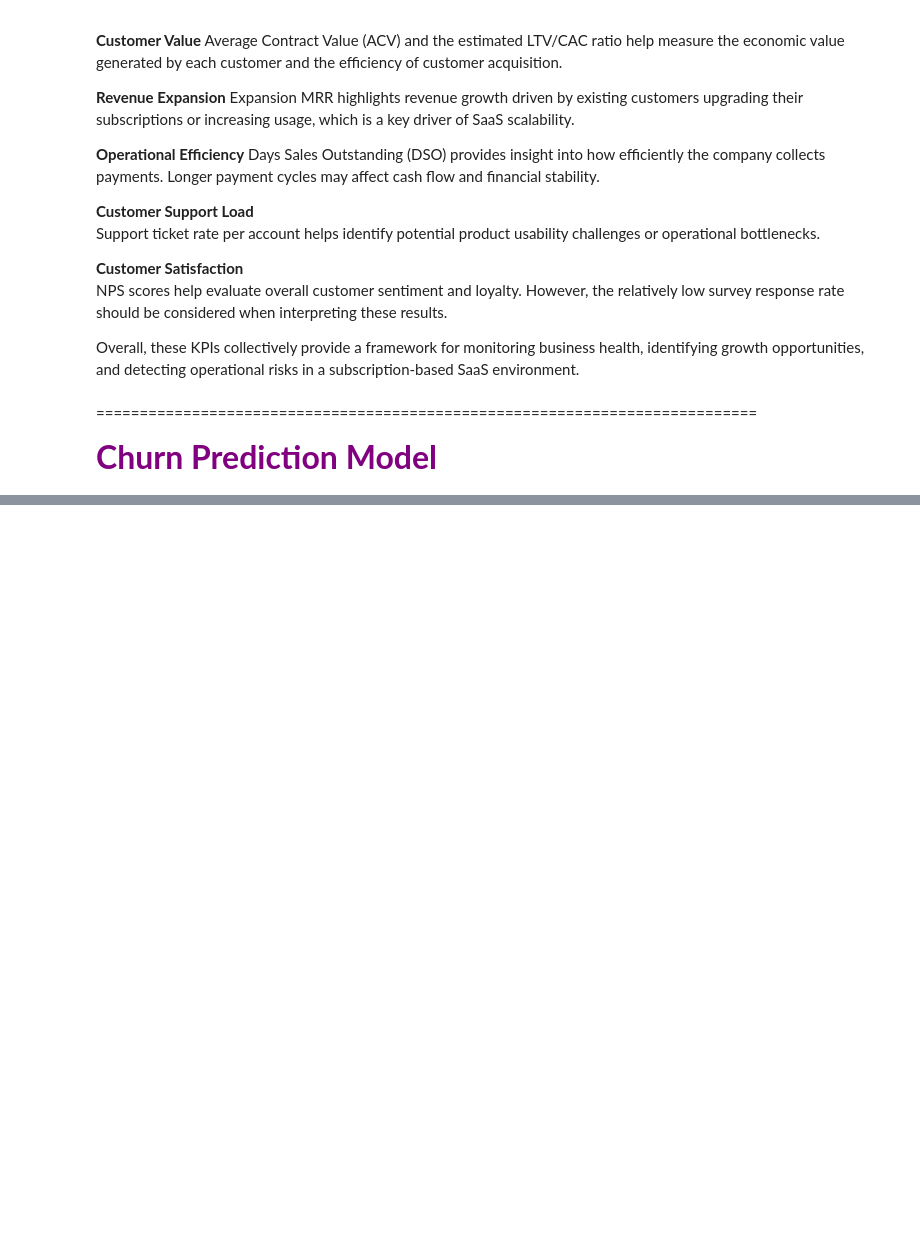
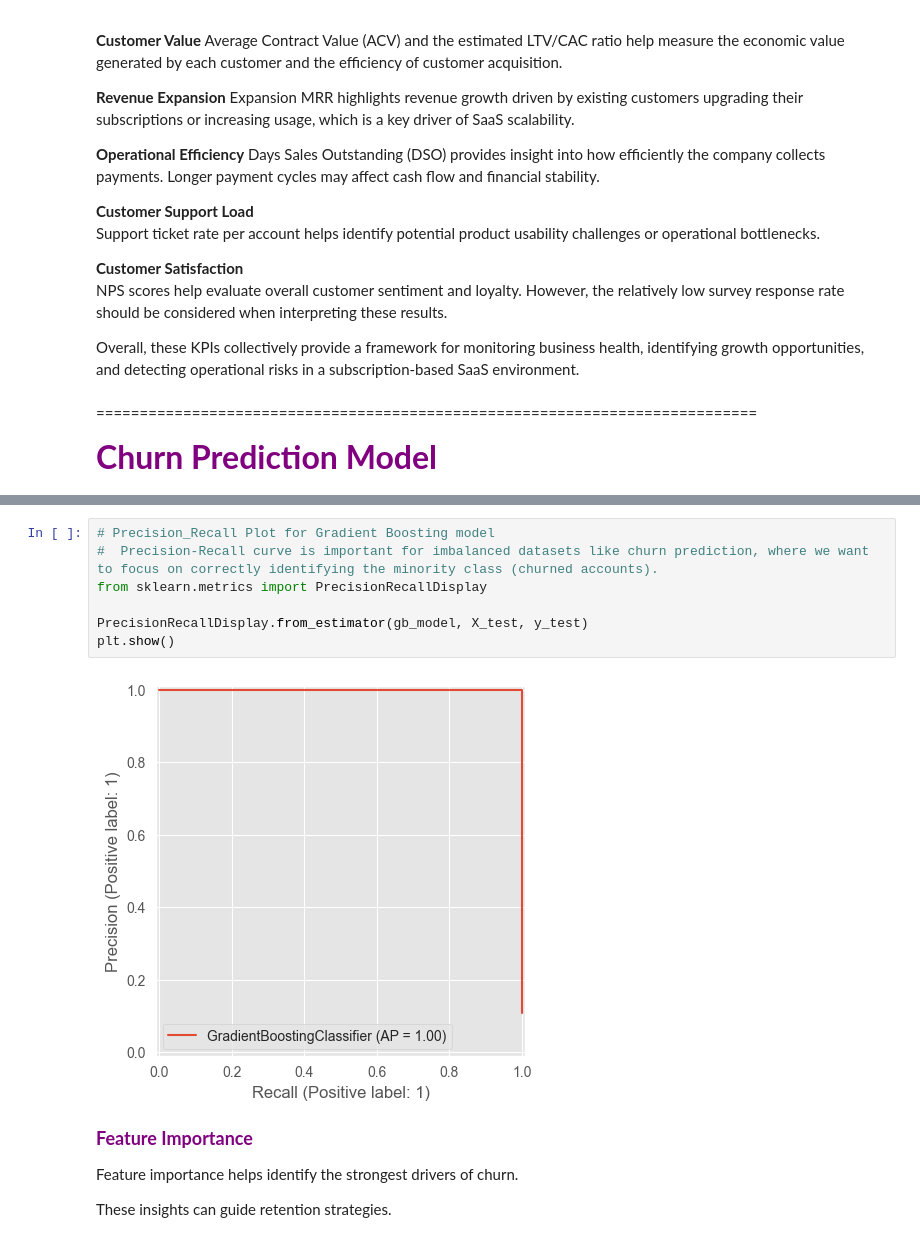
Before and after one commit to STofighi71/SaaS-Revenue-Churn-Analysis, a Jupyter notebook: Notebooks/Analysis.ipynb, the cells around one changed output, grey strips where cells are left out. Cells and saved outputs as stored; diff of their text form; blank space fills up the shorter version.

```diff
--- a/Notebooks/Analysis.ipynb
+++ b/Notebooks/Analysis.ipynb
@@ -1174,0 +1365,15 @@ X_train,X_test,y_train,y_test = train_test_split(
+# %%
+# Precision_Recall Plot for Gradient Boosting model
+#  Precision-Recall curve is important for imbalanced datasets like churn prediction, where we want to focus on correctly identifying the minority class (churned accounts).
+from sklearn.metrics import PrecisionRecallDisplay
+
+PrecisionRecallDisplay.from_estimator(gb_model, X_test, y_test)
+plt.show()
+# %% [output]
+[figure, added]
+# %% [markdown]
+<font color="purple" size="4"><b>Feature Importance</b></font>
+
+Feature importance helps identify the strongest drivers of churn.
+
+These insights can guide retention strategies.
```
Also changed, not shown: parts of 41 cells of this notebook, 1 other file.
